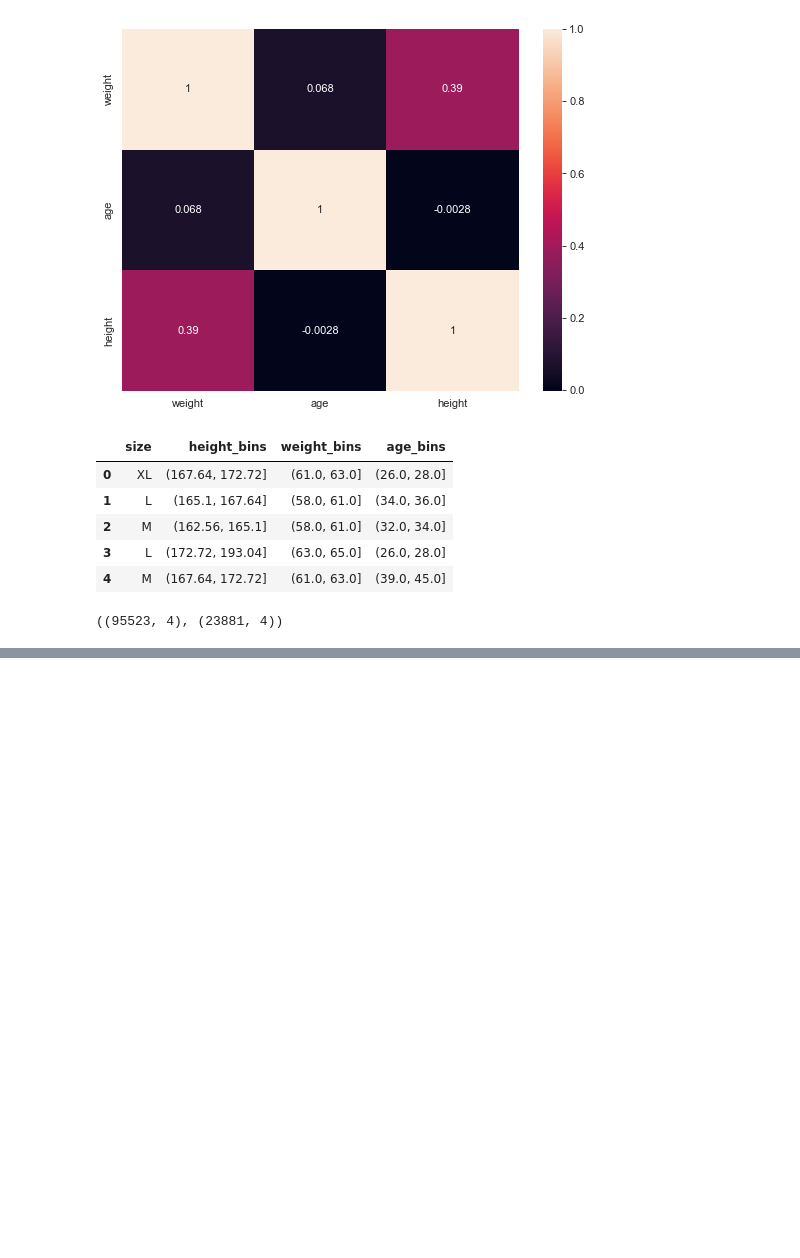
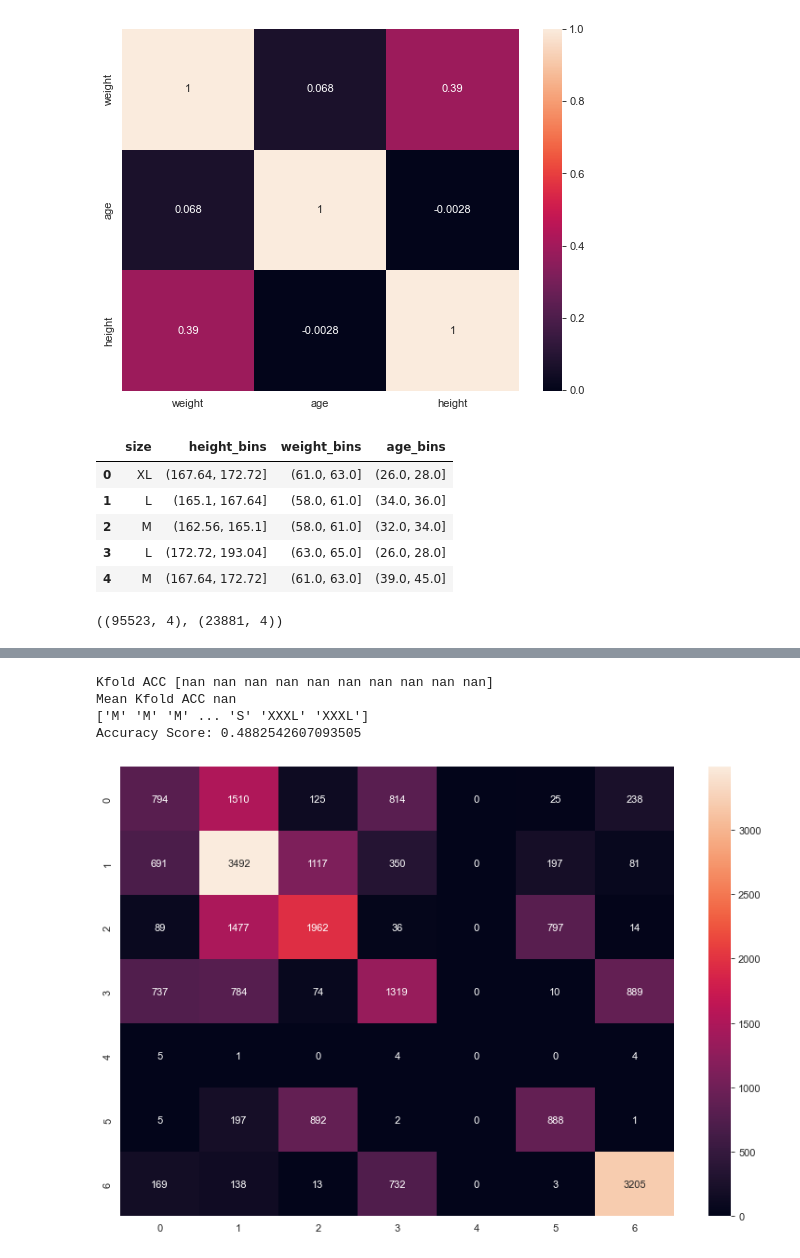
Before and after one commit to Andy666Fox/Clothes_Size_Predict, a Jupyter notebook: main_res.ipynb, the cells around one changed output, grey strips where cells are left out. Saved outputs shown, nothing was run; the diff lists cells and outputs as text; code cells hidden in the pictures; blank space fills up the shorter version.

```diff
--- a/main_res.ipynb
+++ b/main_res.ipynb
@@ -202,0 +208,22 @@ RidgeClassifierCV Done
+# %%
+xgb_clf = tree.DecisionTreeClassifier()
+xgb_clf.fit(X_train, y_train)
+
+kfold_accuracies = cross_val_score(xgb_clf, X_train, cv=10, n_jobs=-1)
+print('Kfold ACC', kfold_accuracies)
+print('Mean Kfold ACC', kfold_accuracies.mean())
+
+y_pred = cross_val_predict(xgb_clf, X_test, y_test, cv=10, n_jobs=-1)
+print(y_pred)
+
+print('Accuracy Score:', accuracy_score(y_test, y_pred))
+
+plt.figure(figsize=(12,8), dpi=80)
+sns.heatmap(confusion_matrix(y_test, y_pred), annot=True, fmt='d')
+plt.show()
+# %% [output]
+Kfold ACC [nan nan nan nan nan nan nan nan nan nan]
+Mean Kfold ACC nan
+['M' 'M' 'M' ... 'S' 'XXXL' 'XXXL']
+Accuracy Score: 0.4882542607093505
+[figure, added]
```
Also changed, not shown: parts of 3 cells of this notebook.
